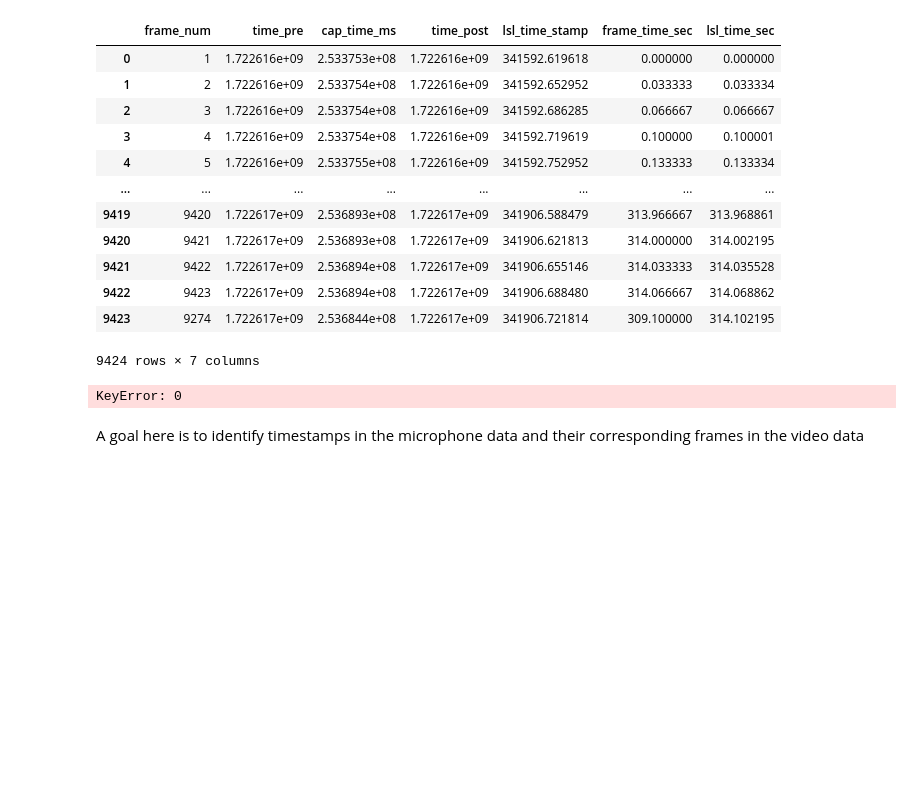
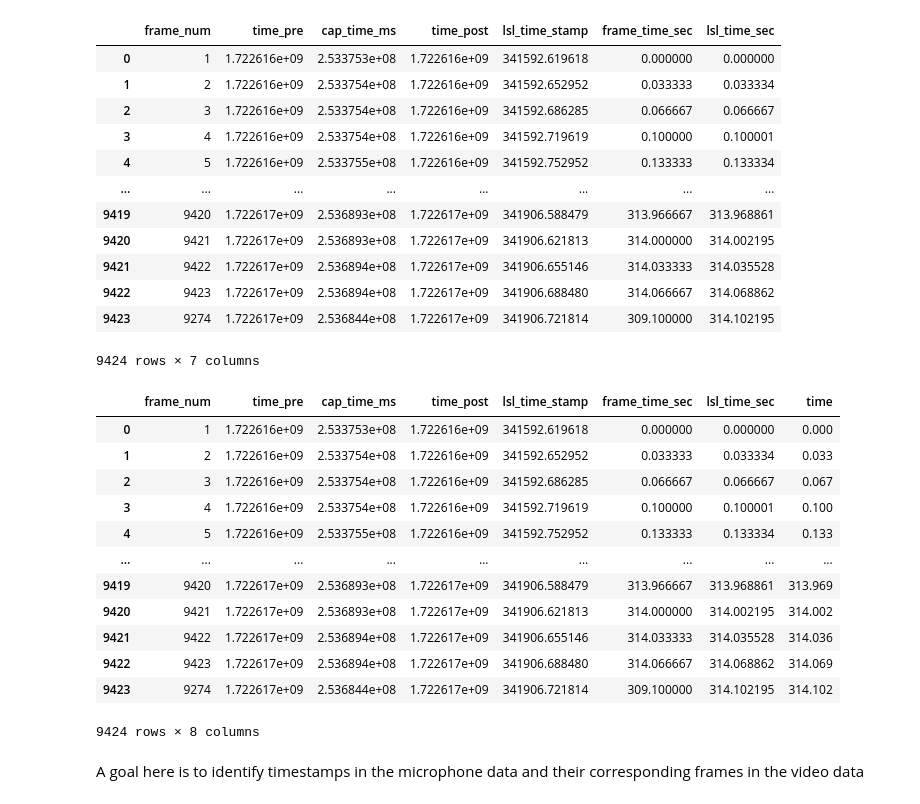
Before and after one commit to BryanGonzalez262/MOBI2024, a Jupyter notebook: CUNY_FACIAL/Code/pilot_check.ipynb, the cells around one changed output. Drawn from its saved outputs; the diff is of its cells as text; code cells hidden in the pictures; blank space fills up the shorter version.

```diff
--- a/CUNY_FACIAL/Code/pilot_check.ipynb
+++ b/CUNY_FACIAL/Code/pilot_check.ipynb
@@ -216,11 +280,22 @@ cam_df
 | 9423 | 9274 | 1.722617e+09 | 2.536844e+08 | 1.722617e+09 | 341906.721814 | 309.100000 | 314.102195 |
 9424 rows × 7 columns
 # %%
-cam_df['time'] = cam_df['lsl_time_sec'].apply(lambda x: round(x, 2))
-start_frame = cam_df.loc[cam_df.time == start_sec]
-stop_frame = cam_df.loc[cam_df.time == stop_sec]
+cam_df['time'] = cam_df['lsl_time_sec'].apply(lambda x: round(x, 3))
+cam_df
 # %% [output]
+|  | frame_num | time_pre | cap_time_ms | time_post | lsl_time_stamp | frame_time_sec | lsl_time_sec | time |
+| 0 | 1 | 1.722616e+09 | 2.533753e+08 | 1.722616e+09 | 341592.619618 | 0.000000 | 0.000000 | 0.000 |
+| 1 | 2 | 1.722616e+09 | 2.533754e+08 | 1.722616e+09 | 341592.652952 | 0.033333 | 0.033334 | 0.033 |
+| 2 | 3 | 1.722616e+09 | 2.533754e+08 | 1.722616e+09 | 341592.686285 | 0.066667 | 0.066667 | 0.067 |
+| 3 | 4 | 1.722616e+09 | 2.533754e+08 | 1.722616e+09 | 341592.719619 | 0.100000 | 0.100001 | 0.100 |
+| 4 | 5 | 1.722616e+09 | 2.533755e+08 | 1.722616e+09 | 341592.752952 | 0.133333 | 0.133334 | 0.133 |
+| ... | ... | ... | ... | ... | ... | ... | ... | ... |
+| 9419 | 9420 | 1.722617e+09 | 2.536893e+08 | 1.722617e+09 | 341906.588479 | 313.966667 | 313.968861 | 313.969 |
+| 9420 | 9421 | 1.722617e+09 | 2.536893e+08 | 1.722617e+09 | 341906.621813 | 314.000000 | 314.002195 | 314.002 |
+| 9421 | 9422 | 1.722617e+09 | 2.536894e+08 | 1.722617e+09 | 341906.655146 | 314.033333 | 314.035528 | 314.036 |
+| 9422 | 9423 | 1.722617e+09 | 2.536894e+08 | 1.722617e+09 | 341906.688480 | 314.066667 | 314.068862 | 314.069 |
+| 9423 | 9274 | 1.722617e+09 | 2.536844e+08 | 1.722617e+09 | 341906.721814 | 309.100000 | 314.102195 | 314.102 |
-KeyError: 0
+9424 rows × 8 columns
 # %% [markdown]
 A goal here is to identify timestamps in the microphone data and their corresponding frames in the video data
 # %%
```
Also changed, not shown: parts of 9 cells of this notebook.
